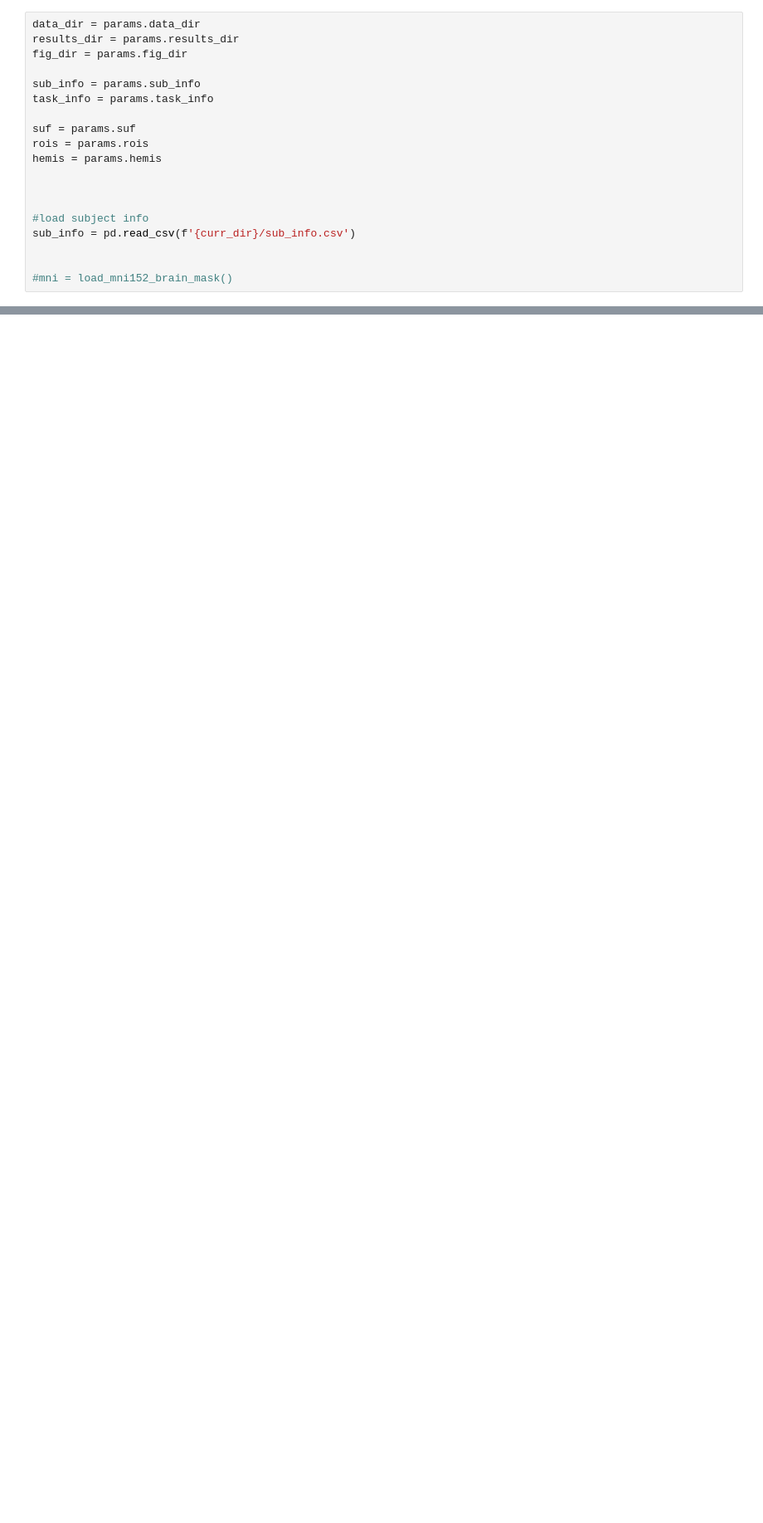
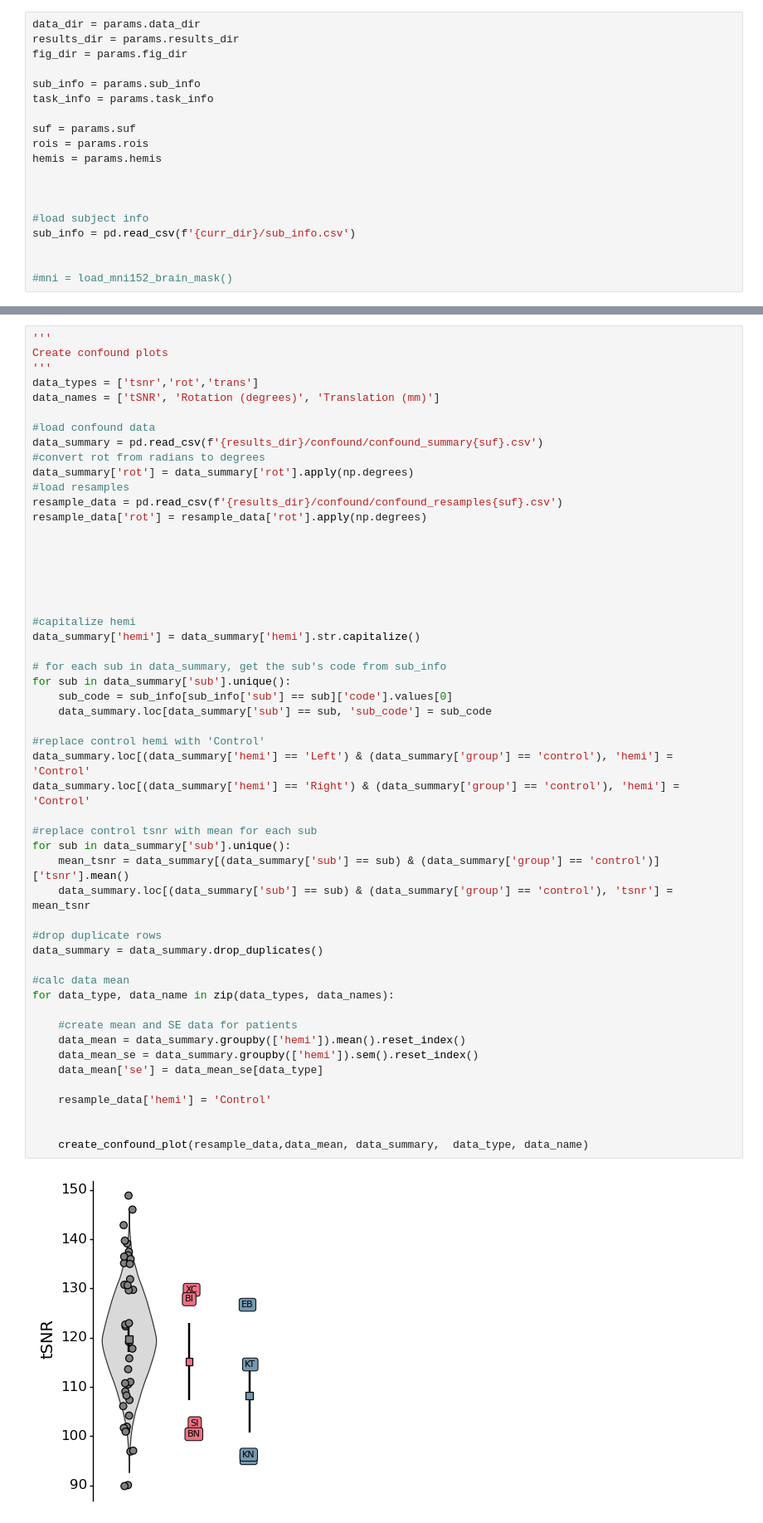
Before and after one commit to vayzenb/hemispace, a Jupyter notebook: analyses/create_figs.ipynb, the cells around one changed output, grey strips where cells are left out. Shown at 83% size. Drawn from its saved outputs; the diff is of its cells as text; blank space fills up the shorter version.

```diff
--- a/analyses/create_figs.ipynb
+++ b/analyses/create_figs.ipynb
@@ -47,0 +44,54 @@ data_summary = pd.read_csv(f'{results_dir}/{analysis_type}/{analysis_type}_summa
+# %%
+'''
+Create confound plots
+'''
+data_types = ['tsnr','rot','trans']
+data_names = ['tSNR', 'Rotation (degrees)', 'Translation (mm)']
+
+#load confound data
+data_summary = pd.read_csv(f'{results_dir}/confound/confound_summary{suf}.csv')
+#convert rot from radians to degrees
+data_summary['rot'] = data_summary['rot'].apply(np.degrees)
+#load resamples
+resample_data = pd.read_csv(f'{results_dir}/confound/confound_resamples{suf}.csv')
+resample_data['rot'] = resample_data['rot'].apply(np.degrees)
+
+
+
+
+
+
+#capitalize hemi
+data_summary['hemi'] = data_summary['hemi'].str.capitalize()
+
+# for each sub in data_summary, get the sub's code from sub_info
+for sub in data_summary['sub'].unique():
+    sub_code = sub_info[sub_info['sub'] == sub]['code'].values[0]
+    data_summary.loc[data_summary['sub'] == sub, 'sub_code'] = sub_code
+
+#replace control hemi with 'Control'
+data_summary.loc[(data_summary['hemi'] == 'Left') & (data_summary['group'] == 'control'), 'hemi'] = 'Control'
+data_summary.loc[(data_summary['hemi'] == 'Right') & (data_summary['group'] == 'control'), 'hemi'] = 'Control'
+
+#replace control tsnr with mean for each sub
+for sub in data_summary['sub'].unique():
+    mean_tsnr = data_summary[(data_summary['sub'] == sub) & (data_summary['group'] == 'control')]['tsnr'].mean()
+    data_summary.loc[(data_summary['sub'] == sub) & (data_summary['group'] == 'control'), 'tsnr'] = mean_tsnr
+
+#drop duplicate rows
+data_summary = data_summary.drop_duplicates()
+
+#calc data mean
+for data_type, data_name in zip(data_types, data_names):
+
+    #create mean and SE data for patients
+    data_mean = data_summary.groupby(['hemi']).mean().reset_index()
+    data_mean_se = data_summary.groupby(['hemi']).sem().reset_index()
+    data_mean['se'] = data_mean_se[data_type]
+
+    resample_data['hemi'] = 'Control'
+
+
+    create_confound_plot(resample_data,data_mean, data_summary,  data_type, data_name)
+# %% [output]
+[figure, added]
```
Also changed, not shown: parts of 19 cells of this notebook, 38 other files.
